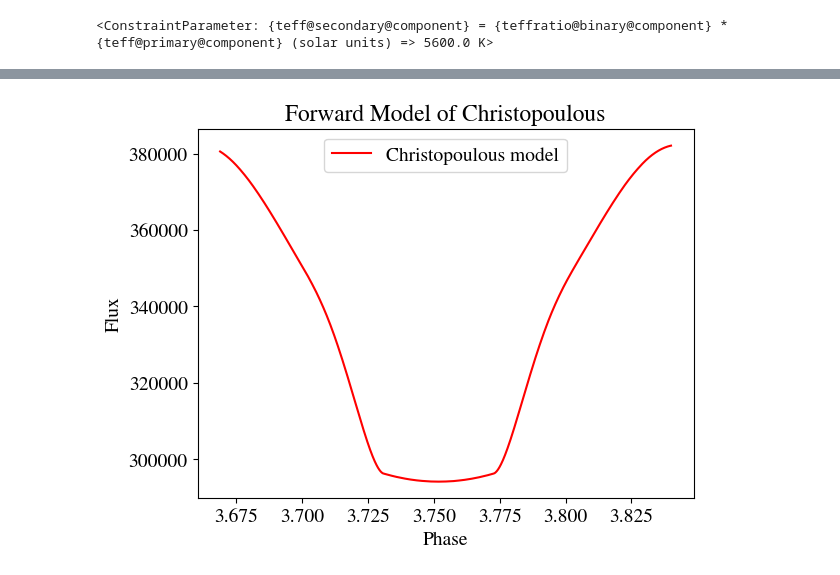
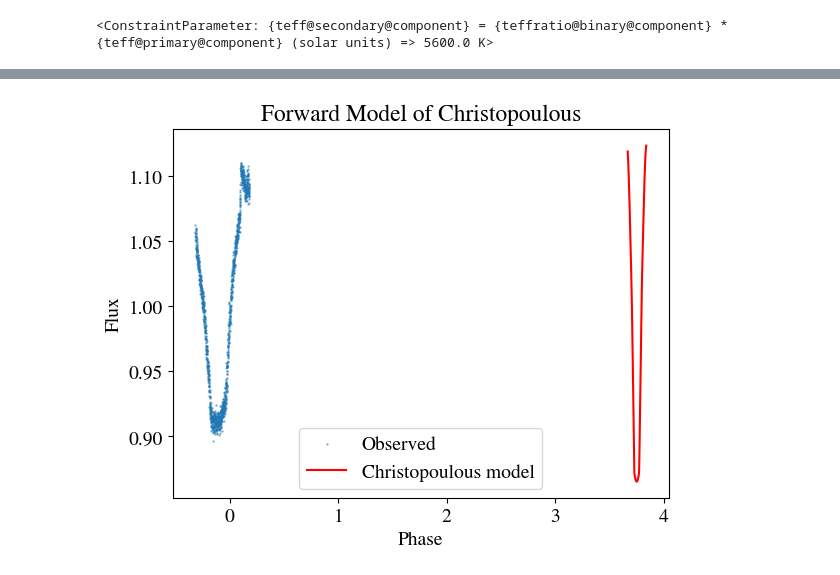
Before and after one commit to sagesanto/contactBinaries, a Jupyter notebook: phoebe_inverseProb.ipynb, the cells around one changed output, grey strips where cells are left out. Saved outputs shown, nothing was run; the diff lists cells and outputs as text; code cells hidden in the pictures.

Commit message:
Getting plots and data from PHOEBE

```diff
--- a/phoebe_inverseProb.ipynb
+++ b/phoebe_inverseProb.ipynb
@@ -144,11 +169,13 @@ b.add_dataset('mesh', compute_phases=meshphases, dataset='mesh01', columns=['tef
 # %%
+#input Christopoulou data
+
 # print(phoebe.list_online_passbands())
 b.set_value('passband', 'SDSS:g')
 b.set_value_all('ld_mode', 'lookup')
 b.set_value_all('ld_mode_bol', 'lookup')
 b.set_value_all('atm', 'ck2004')
 
-b.set_value('pblum_mode', 'dataset-scaled')
+# b.set_value('pblum_mode', 'dataset-scaled')
 b.set_value_all('gravb_bol', 0.32)
 b.set_value_all('irrad_frac_refl_bol', 0.5)
 
@@ -327,32 +380,38 @@ out_df2["input_fluxes"] = b["input_fluxes@ebai_knn@ebai_knn_sol@ebai@solution"].
 out_df3["christ_phases"] = b["times@lc01@default@model"]._value.value
 out_df3["christ_fluxes"] = b["fluxes@default@model"]._value.value
 
+out_df1.to_csv("./EbaiData.csv")
+out_df2.to_csv("./ObsData.csv")
+out_df3.to_csv("./ChristData.csv")
+
+
+
 # for param in s._params:
 #     print(param._qualifier,"-",param._description)
 # # print(s._description)
 # # print(s.__dict__)
 # print("--")
 # v = b["fitted_values@ebai_knn@ebai_knn_sol@ebai@solution"]
 # # print(s.__dict__)
 # print(v)
 # print("---")
 # print(v.__dict__)
 
 # plt.scatter(t,d)
-# plt.scatter(out_df2["input_phases"], out_df2["input_fluxes"], label="Observed",alpha=0.5,s=0.5)
+plt.scatter(out_df2["input_phases"], out_df2["input_fluxes"], label="Observed",alpha=0.5,s=0.5)
 
 # plt.plot(out_df1["ebai_phase"], out_df1["ebai_fluxes"], label="EBAI model",c="orange")
 plt.plot(out_df3["christ_phases"], out_df3["christ_fluxes"], label="Christopoulous model",c="red")
 
 plt.legend()
 plt.ylabel("Flux")
 plt.xlabel("Phase")
 plt.title("Forward Model of Christopoulous")
 plt.savefig("christ_fit.png")
 plt.show()
 # out_df["times"] = np.array(b.get_dataset("lc01").get_parameter(qualifier='times'))
 # out_df["fluxes"] = np.array()
 
 # ValueError: 13 results found: ['orbit@ebai_knn@ebai_knn_sol@ebai@solution', 'input_phases@ebai_knn@ebai_knn_sol@ebai@solution', 'input_fluxes@ebai_knn@ebai_knn_sol@ebai@solution', 'input_sigmas@ebai_knn@ebai_knn_sol@ebai@solution', 'ebai_phases@ebai_knn@ebai_knn_sol@ebai@solution', 'ebai_fluxes@ebai_knn@ebai_knn_sol@ebai@solution', 'fitted_twigs@ebai_knn@ebai_knn_sol@ebai@solution', 'fitted_values@ebai_knn@ebai_knn_sol@ebai@solution', 'fitted_units@ebai_knn@ebai_knn_sol@ebai@solution', 'adopt_parameters@ebai_knn@ebai_knn_sol@ebai@solution', 'adopt_distributions@ebai_knn@ebai_knn_sol@ebai@solution', 'adopt_values@ebai_knn@ebai_knn_sol@ebai@solution', 'comments@ebai_knn@ebai_knn_sol@ebai@solution']
 # %% [output]
-[figure, old version]
+[figure, new version]
```
Also changed, not shown: parts of 12 cells of this notebook, 2 other files.
